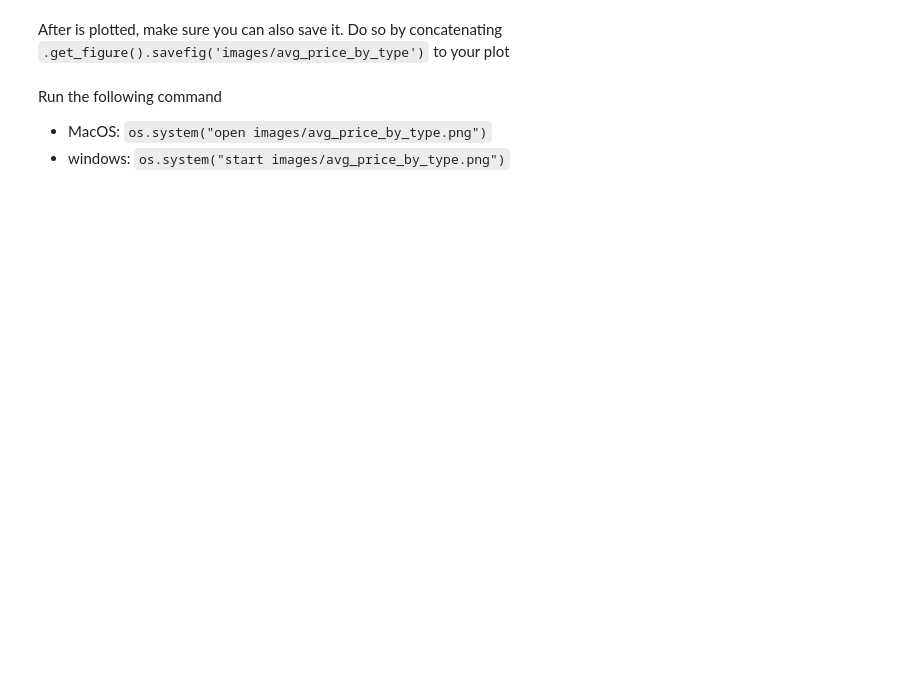
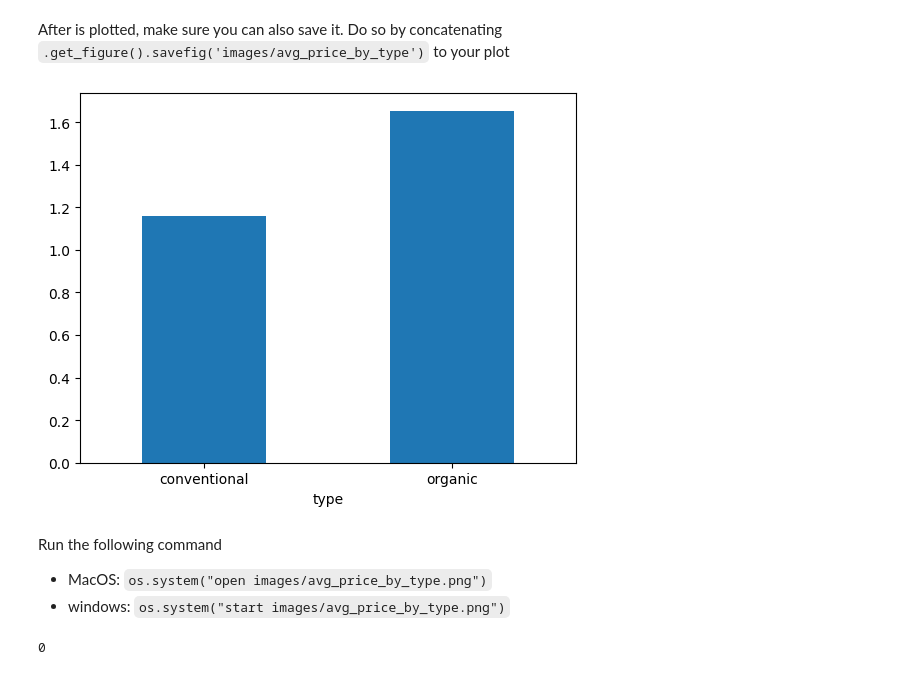
Before and after one commit to Ironhack-data-bcn-feb-2023/lab-encapsulation-modularization, a Jupyter notebook: Iteration 1.ipynb, the cells around one changed output. Saved outputs shown, nothing was run; the diff lists cells and outputs as text; code cells hidden in the pictures; blank space fills up the shorter version.

```diff
--- a/Iteration 1.ipynb
+++ b/Iteration 1.ipynb
@@ -89,10 +151,14 @@ Reuse that syntax and plot a barplot
 # %% [markdown]
 After is plotted, make sure you can also save it. Do so by concatenating `.get_figure().savefig('images/avg_price_by_type')` to your plot
 # %%
-# Your code here
+df.groupby("type")["averageprice"].mean().plot.bar(rot=0).get_figure().savefig('images/avg_price_by_type')
+# %% [output]
+[figure, added]
 # %% [markdown]
 Run the following command<br>
 - MacOS: `os.system("open images/avg_price_by_type.png")`
 - windows: `os.system("start images/avg_price_by_type.png")`
 # %%
-# Your code here
+os.system("start images/avg_price_by_type.png")
+# %% [output]
+0
```
Also changed, not shown: parts of 14 cells of this notebook.
